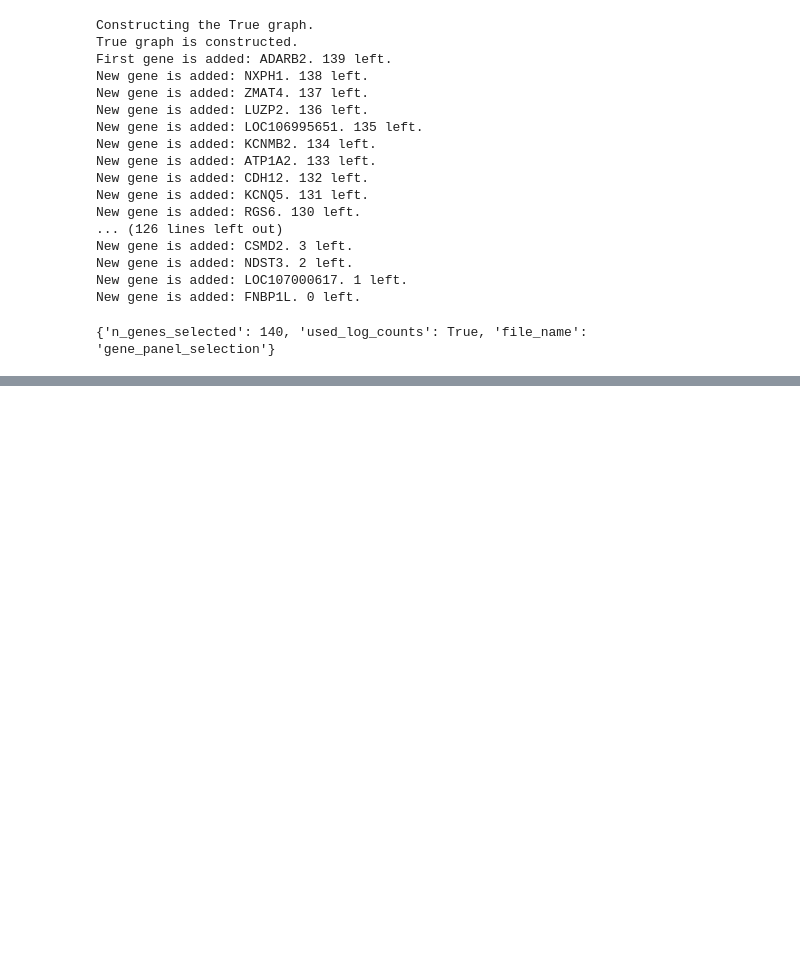
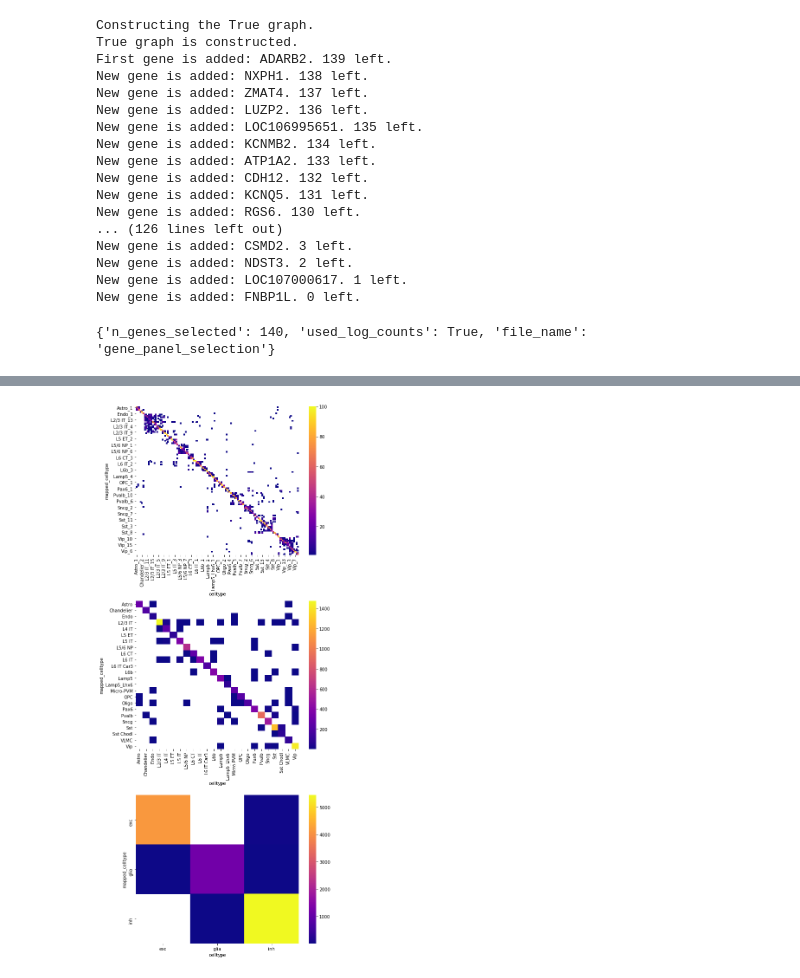
Before and after one commit to AllenInstitute/spots-in-space, a Jupyter notebook: code/gene_panel_selection/geneBasis-cortical-macaque.ipynb, the cells around one changed output, grey strips where cells are left out. Cells and saved outputs as stored; diff of their text form; code cells hidden in the pictures; blank space fills up the shorter version.

```diff
--- a/code/gene_panel_selection/geneBasis-cortical-macaque.ipynb
+++ b/code/gene_panel_selection/geneBasis-cortical-macaque.ipynb
@@ -117,0 +117,8 @@ Name: cluster_cell_score, dtype: float64
+# %%
+fig, ax = plt.subplots(3, 1, figsize=(8, 18))
+
+for i, level in enumerate(['cluster', 'subclass', 'class']):
+    sns.heatmap(confusion_matrix[level].dropna(how='all'), cmap='plasma', ax=ax[i])
+plt.tight_layout()
+# %% [output]
+[figure, added]
```
Also changed, not shown: parts of 8 cells of this notebook, 1 other file.
